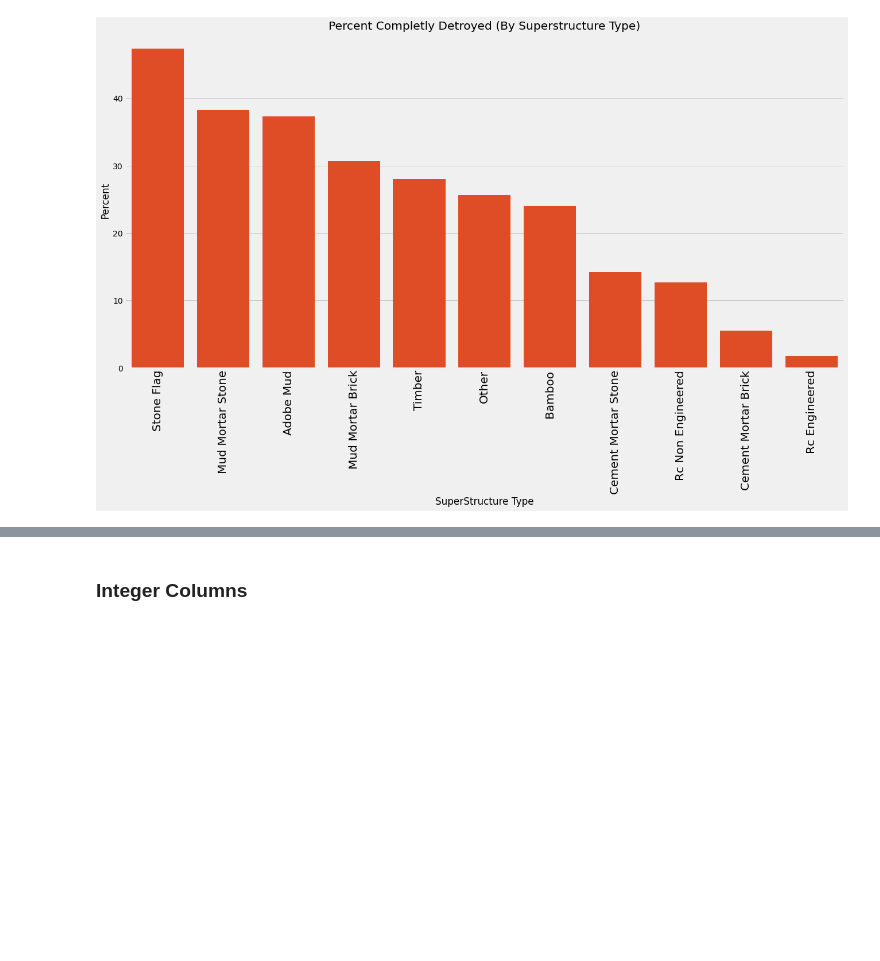
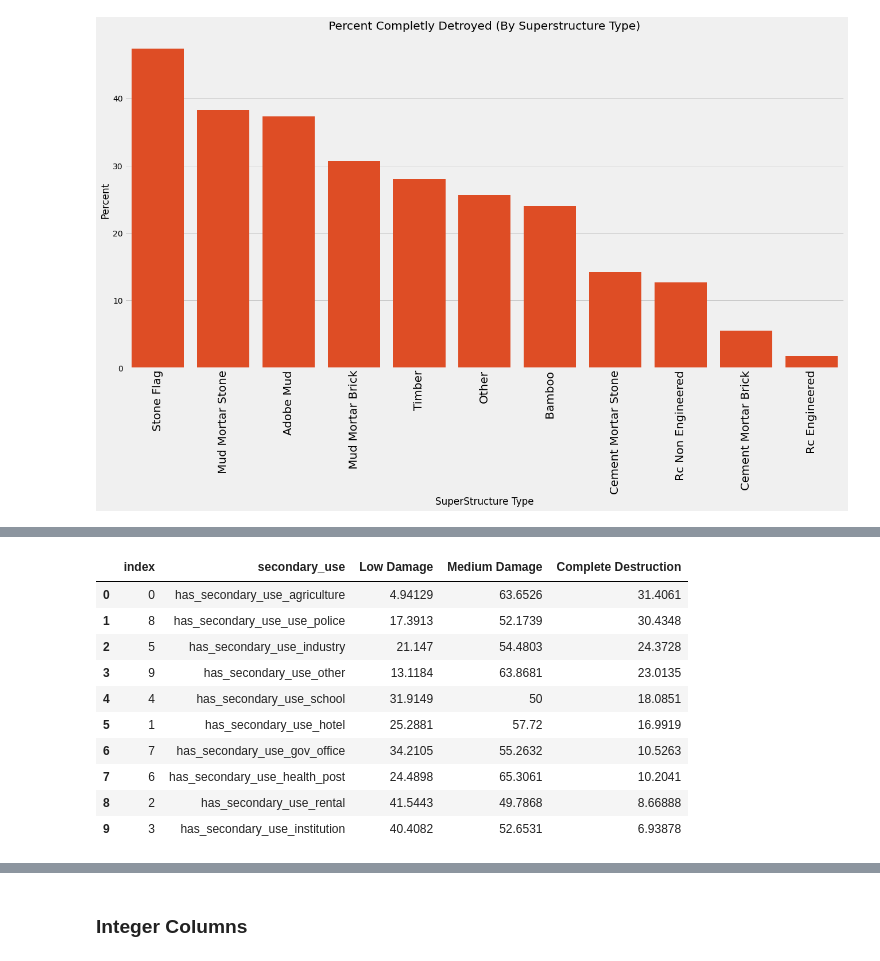
Before and after one commit to fivearm/Capstone_Repo, a Jupyter notebook: 01_Data_Exploration.ipynb, the cells around one changed output, grey strips where cells are left out. Drawn from its saved outputs; the diff is of its cells as text; code cells hidden in the pictures; blank space fills up the shorter version.

```diff
--- a/01_Data_Exploration.ipynb
+++ b/01_Data_Exploration.ipynb
@@ -199,0 +232,14 @@ ax.set_title('Percent Completly Detroyed (By Superstructure Type)');
+# %%
+df_secondary_sorted
+# %% [output]
+|  | index | secondary_use | Low Damage | Medium Damage | Complete Destruction |
+| 0 | 0 | has_secondary_use_agriculture | 4.94129 | 63.6526 | 31.4061 |
+| 1 | 8 | has_secondary_use_use_police | 17.3913 | 52.1739 | 30.4348 |
+| 2 | 5 | has_secondary_use_industry | 21.147 | 54.4803 | 24.3728 |
+| 3 | 9 | has_secondary_use_other | 13.1184 | 63.8681 | 23.0135 |
+| 4 | 4 | has_secondary_use_school | 31.9149 | 50 | 18.0851 |
+| 5 | 1 | has_secondary_use_hotel | 25.2881 | 57.72 | 16.9919 |
+| 6 | 7 | has_secondary_use_gov_office | 34.2105 | 55.2632 | 10.5263 |
+| 7 | 6 | has_secondary_use_health_post | 24.4898 | 65.3061 | 10.2041 |
+| 8 | 2 | has_secondary_use_rental | 41.5443 | 49.7868 | 8.66888 |
+| 9 | 3 | has_secondary_use_institution | 40.4082 | 52.6531 | 6.93878 |
```
Also changed, not shown: parts of 5 cells of this notebook, 1 other file.
